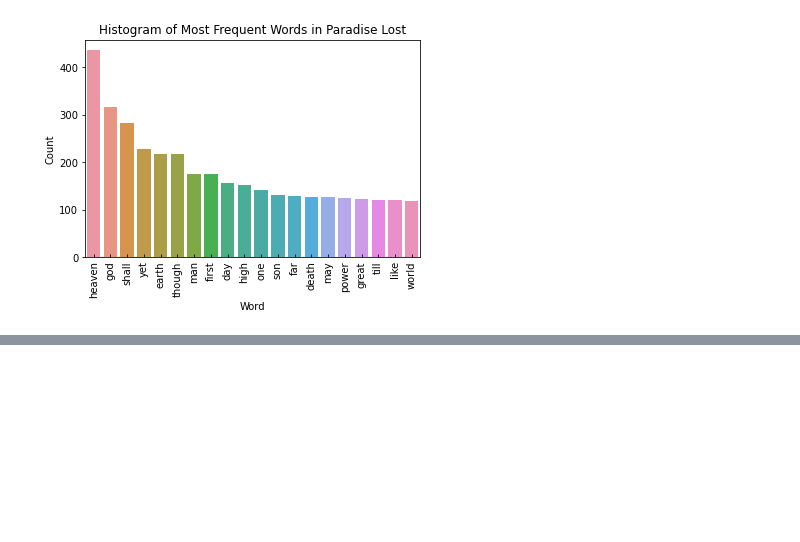
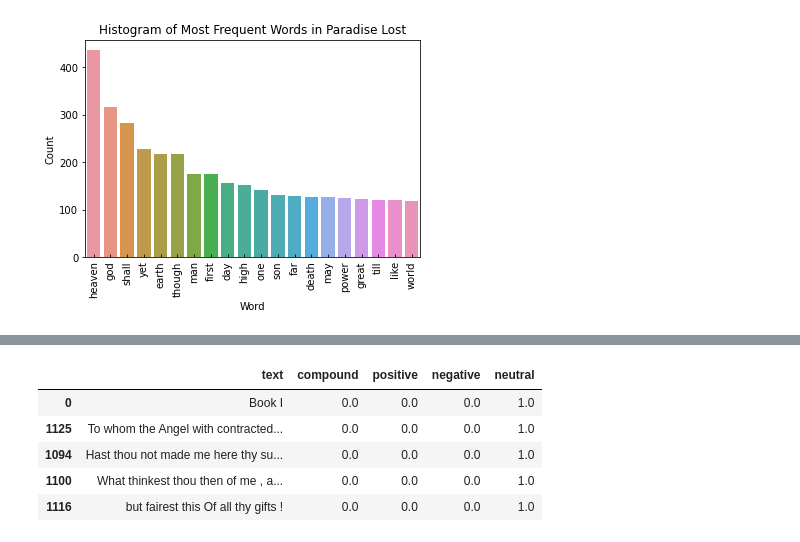
Before and after one commit to britt-emm/Homework, a Jupyter notebook: Week_20/Week20HW.ipynb, the cells around one changed output, grey strips where cells are left out. Cells and saved outputs as stored; diff of their text form; code cells hidden in the pictures; blank space fills up the shorter version.

```diff
--- a/Week_20/Week20HW.ipynb
+++ b/Week_20/Week20HW.ipynb
@@ -245,0 +244,9 @@ AttributeError: 'list' object has no attribute 'encode'
+# %%
+sentiment_df.sort_values('neutral', ascending=False).head()
+# %% [output]
+|  | text | compound | positive | negative | neutral |
+| 0 | Book I | 0.0 | 0.0 | 0.0 | 1.0 |
+| 1125 | To whom the Angel with contracted... | 0.0 | 0.0 | 0.0 | 1.0 |
+| 1094 | Hast thou not made me here thy su... | 0.0 | 0.0 | 0.0 | 1.0 |
+| 1100 | What thinkest thou then of me , a... | 0.0 | 0.0 | 0.0 | 1.0 |
+| 1116 | but fairest this Of all thy gifts ! | 0.0 | 0.0 | 0.0 | 1.0 |
```
Also changed, not shown: parts of 14 cells of this notebook, 8 other files.
